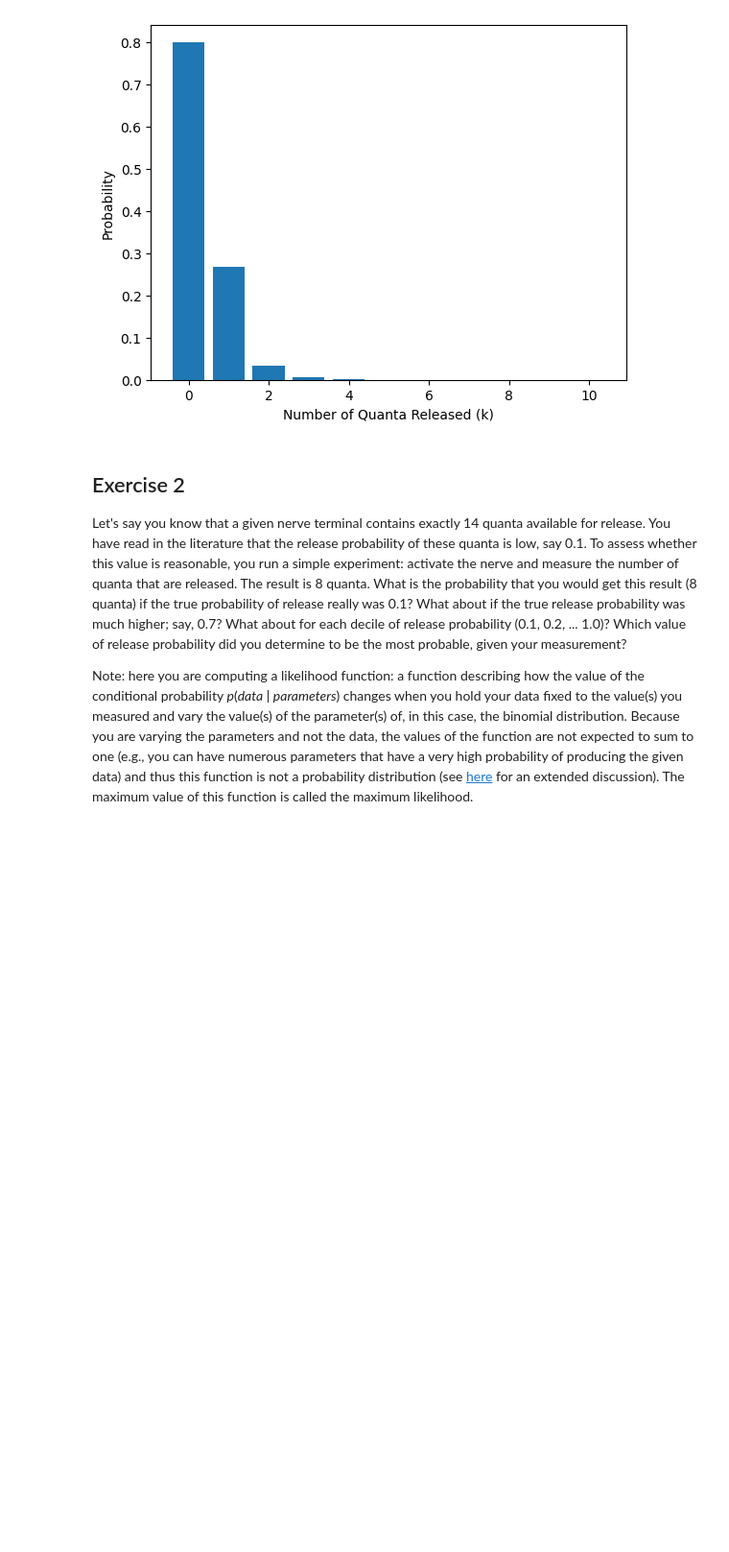
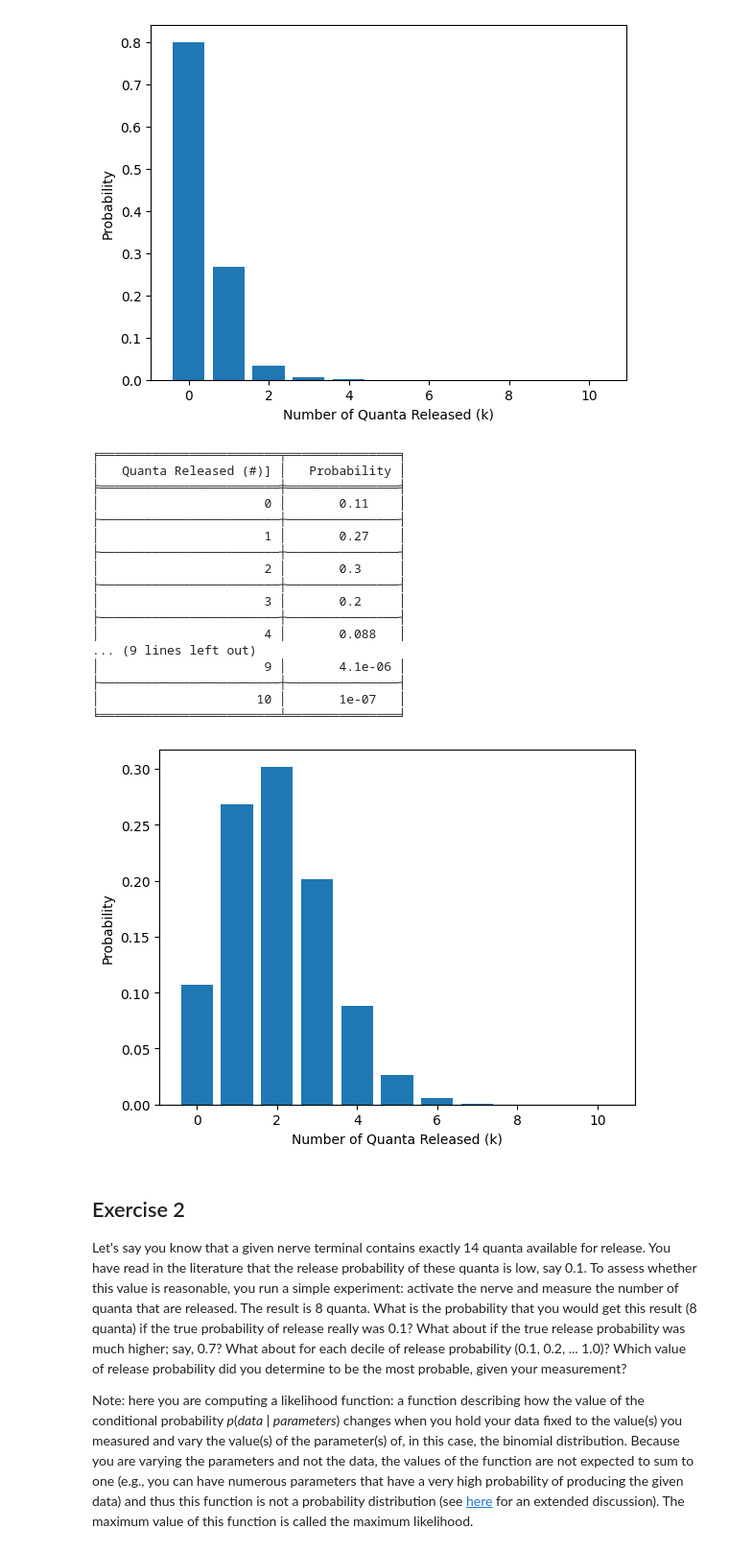
Before and after one commit to annakl97/NGG6050, a Jupyter notebook: LeonardAnna_HW3.ipynb, the cells around one changed output. Shown at 96% size. Drawn from its saved outputs; the diff is of its cells as text; code cells hidden in the pictures; blank space fills up the shorter version.

Commit message:
Updates post-Answer Key release

```diff
--- a/LeonardAnna_HW3.ipynb
+++ b/LeonardAnna_HW3.ipynb
@@ -78,6 +80,58 @@ plt.show()
 │                     10 │     1.024e-07 │
 ╘════════════════════════╧═══════════════╛
 [figure]
+# %%
+#Second try using the code from the answer sheet because apparently the math above isn't right at all!
+
+import numpy as np
+from scipy.stats import binom
+import tabulate as t
+import matplotlib.pyplot as plt
+
+k_values = list(range(0, 11))
+table = []
+prob_values = []
+
+# p = release prob, n = # of quanta available
+for k in range(0, 11):
+  p = 0.2
+  n = 10
+  prob = binom.pmf(k, n, p)
+  table.append([k, '{:0.1e}'.format(prob)])
+  prob_values.append(prob)
+
+print(t.tabulate(table, headers=['Quanta Released (#)]', 'Probability'], tablefmt='fancy_grid'))
+
+# Create a bar chart
+plt.bar(k_values, prob_values)
+
+# Label the axes
+plt.xlabel("Number of Quanta Released (k)")
+plt.ylabel("Probability")
+
+# Show the chart
+plt.show()
+
+# Got the right numbers this time!
+# %% [output]
+╒════════════════════════╤═══════════════╕
+│   Quanta Released (#)] │   Probability │
+╞════════════════════════╪═══════════════╡
+│                      0 │       0.11    │
+├────────────────────────┼───────────────┤
+│                      1 │       0.27    │
+├────────────────────────┼───────────────┤
+│                      2 │       0.3     │
+├────────────────────────┼───────────────┤
+│                      3 │       0.2     │
+├────────────────────────┼───────────────┤
+│                      4 │       0.088   │
+... (9 lines left out)
+│                      9 │       4.1e-06 │
+├────────────────────────┼───────────────┤
+│                     10 │       1e-07   │
+╘════════════════════════╧═══════════════╛
+[figure, added]
 # %% [markdown]
 ## Exercise 2
 Let's say you know that a given nerve terminal contains exactly 14 quanta available for release. You have read in the literature that the release probability of these quanta is low, say 0.1. To assess whether this value is reasonable, you run a simple experiment: activate the nerve and measure the number of quanta that are released. The result is 8 quanta. What is the probability that you would get this result (8 quanta) if the true probability of release really was 0.1? What about if the true release probability was much higher; say, 0.7? What about for each decile of release probability (0.1, 0.2, ... 1.0)? Which value of release probability did you determine to be the most probable, given your measurement?
```
Also changed, not shown: parts of 8 cells of this notebook.
